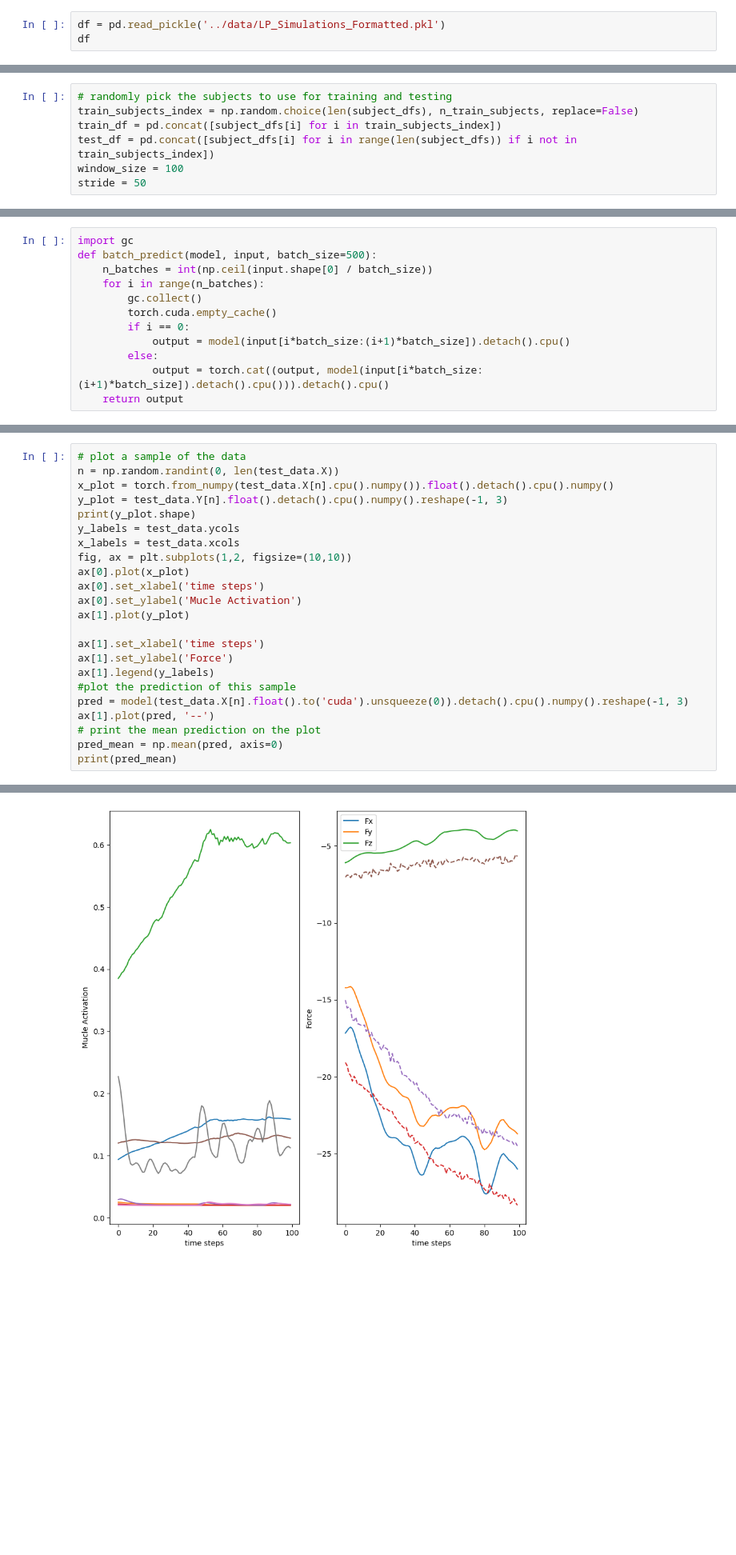
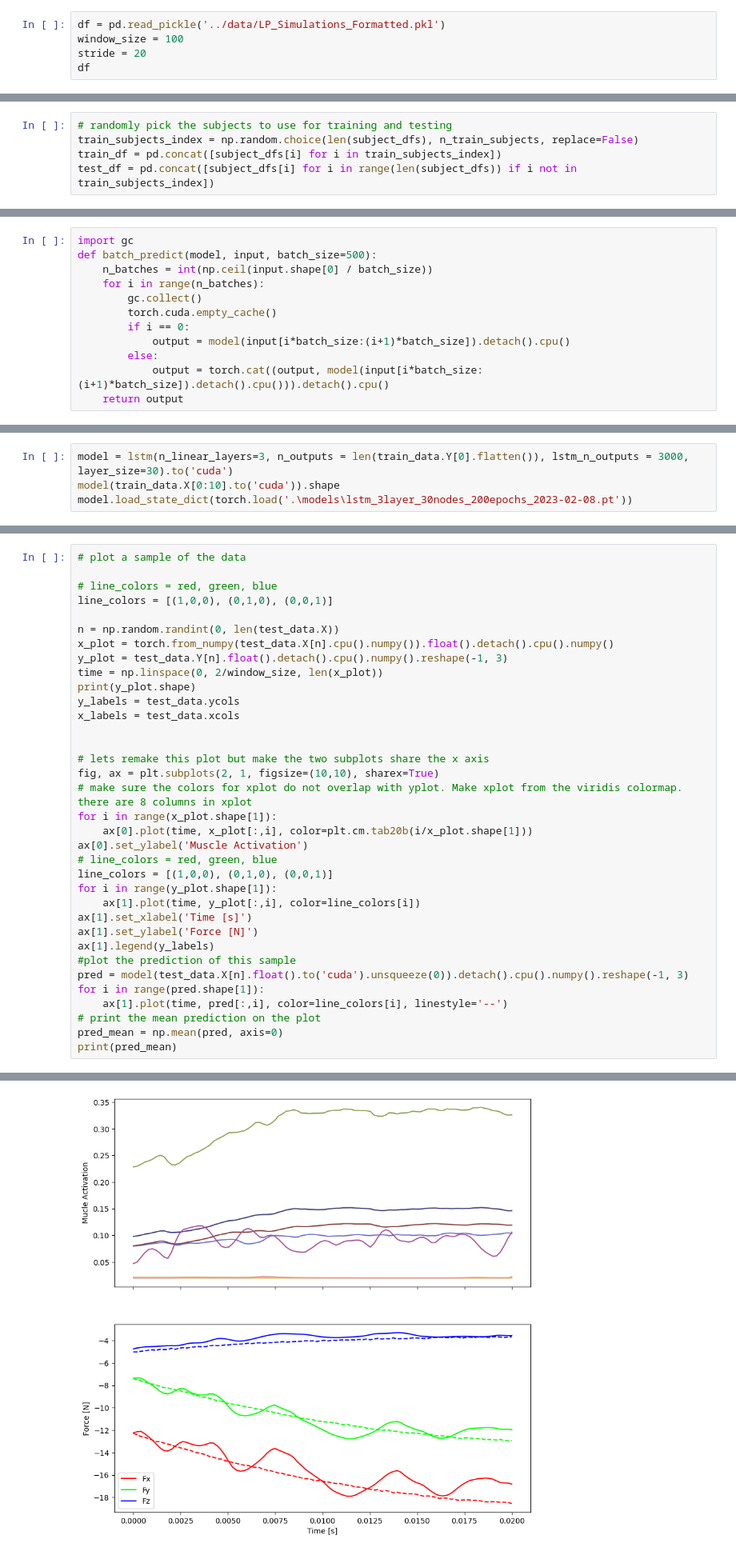
Before and after one commit to ericfonseca95/kmk, a Jupyter notebook: notebooks/LSTM_PRETRAIN.ipynb, the cells around one changed output, grey strips where cells are left out. Shown at 80% size. Cells and saved outputs as stored; diff of their text form; blank space fills up the shorter version.

```diff
--- a/notebooks/LSTM_PRETRAIN.ipynb
+++ b/notebooks/LSTM_PRETRAIN.ipynb
@@ -133,5 +195,7 @@ def get_event_prediction(event_df, model, window_size = 100, stride=5, xcols = [
 # %%
 df = pd.read_pickle('../data/LP_Simulations_Formatted.pkl')
+window_size = 100
+stride = 20
 df
 # %% [output]
 |  | Time | FCU | EPL | EPB | FPL | APL | FPB | OPP | Fx | Fy | Fz | ... |
@@ -163,8 +227,6 @@ n_test_subjects, n_train_subjects
 train_subjects_index = np.random.choice(len(subject_dfs), n_train_subjects, replace=False)
 train_df = pd.concat([subject_dfs[i] for i in train_subjects_index])
 test_df = pd.concat([subject_dfs[i] for i in range(len(subject_dfs)) if i not in train_subjects_index])
-window_size = 100
-stride = 50
 # %%
 train_data = Dataset_LSTM(train_df, sort_column=['Subject'], window_size=window_size, stride=stride)
 # %%
@@ -311,0 +405,4 @@ r2:  0.9187368927401244 mae:  1.9390215 mse:  8.126825
+# %%
+model = lstm(n_linear_layers=3, n_outputs = len(train_data.Y[0].flatten()), lstm_n_outputs = 3000, layer_size=30).to('cuda')
+model(train_data.X[0:10].to('cuda')).shape
+model.load_state_dict(torch.load('.\models\lstm_3layer_30nodes_200epochs_2023-02-08.pt'))
@@ -312,23 +411,35 @@ r2:  0.9187368927401244 mae:  1.9390215 mse:  8.126825
 # %%
 # plot a sample of the data
+
+# line_colors = red, green, blue
+line_colors = [(1,0,0), (0,1,0), (0,0,1)]
+
 n = np.random.randint(0, len(test_data.X))
 x_plot = torch.from_numpy(test_data.X[n].cpu().numpy()).float().detach().cpu().numpy()
 y_plot = test_data.Y[n].float().detach().cpu().numpy().reshape(-1, 3)
+time = np.linspace(0, 2/window_size, len(x_plot))
 print(y_plot.shape)
 y_labels = test_data.ycols
 x_labels = test_data.xcols
-fig, ax = plt.subplots(1,2, figsize=(10,10))
-ax[0].plot(x_plot)
-ax[0].set_xlabel('time steps')
-ax[0].set_ylabel('Mucle Activation')
-ax[1].plot(y_plot)
 
-ax[1].set_xlabel('time steps')
-ax[1].set_ylabel('Force')
+
+# lets remake this plot but make the two subplots share the x axis
+fig, ax = plt.subplots(2, 1, figsize=(10,10), sharex=True)
+# make sure the colors for xplot do not overlap with yplot. Make xplot from the viridis colormap. there are 8 columns in xplot
+for i in range(x_plot.shape[1]):
+    ax[0].plot(time, x_plot[:,i], color=plt.cm.tab20b(i/x_plot.shape[1]))
+ax[0].set_ylabel('Muscle Activation')
+# line_colors = red, green, blue
+line_colors = [(1,0,0), (0,1,0), (0,0,1)]
+for i in range(y_plot.shape[1]):
+    ax[1].plot(time, y_plot[:,i], color=line_colors[i])
+ax[1].set_xlabel('Time [s]')
+ax[1].set_ylabel('Force [N]')
 ax[1].legend(y_labels)
 #plot the prediction of this sample
 pred = model(test_data.X[n].float().to('cuda').unsqueeze(0)).detach().cpu().numpy().reshape(-1, 3)
-ax[1].plot(pred, '--')
+for i in range(pred.shape[1]):
+    ax[1].plot(time, pred[:,i], color=line_colors[i], linestyle='--')
 # print the mean prediction on the plot
 pred_mean = np.mean(pred, axis=0)
 print(pred_mean)
@@ -338 +449 @@ print(pred_mean)
-[figure, old version]
+[figure, new version]
```
Also changed, not shown: parts of 31 cells of this notebook, 7 other files.
